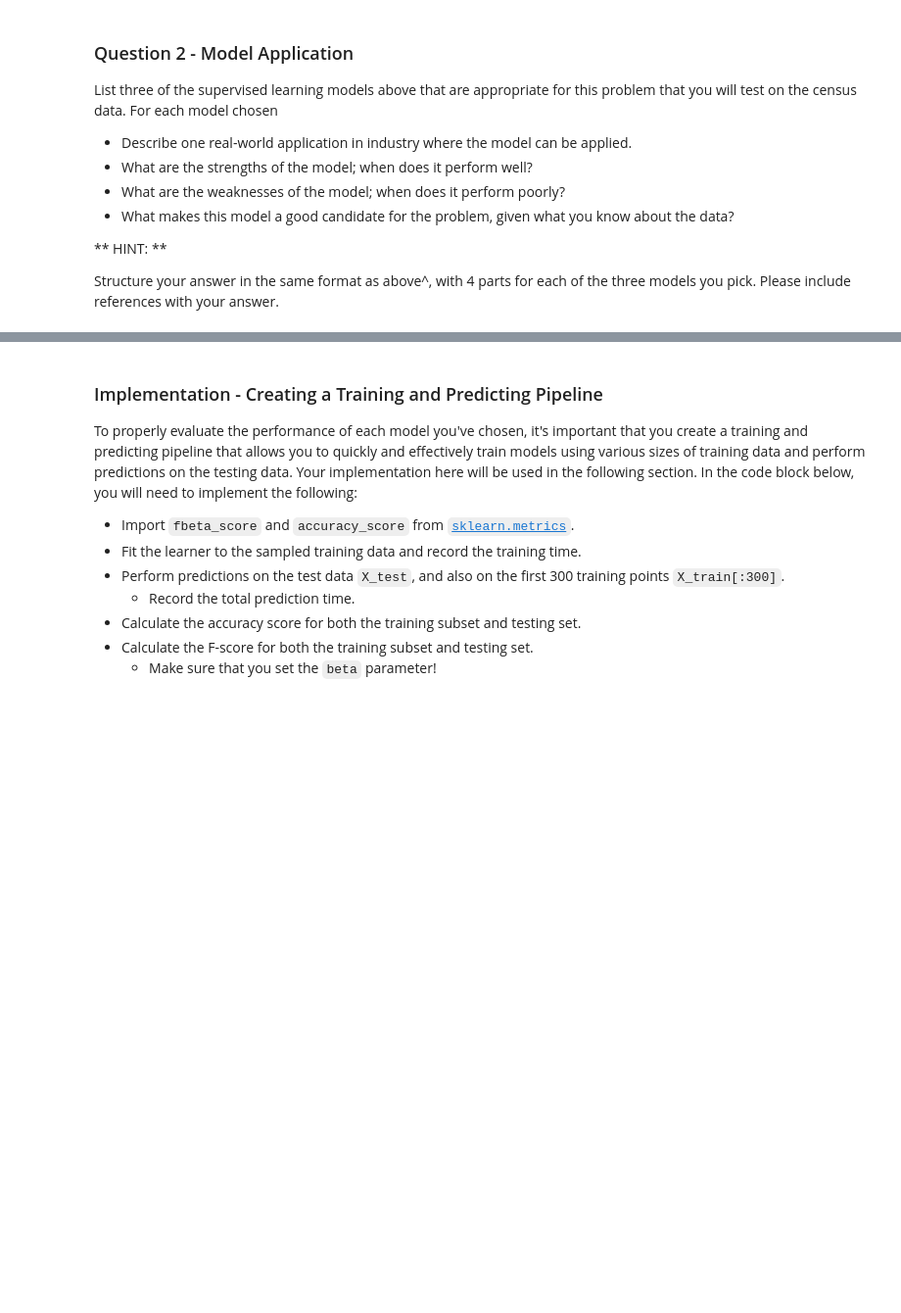
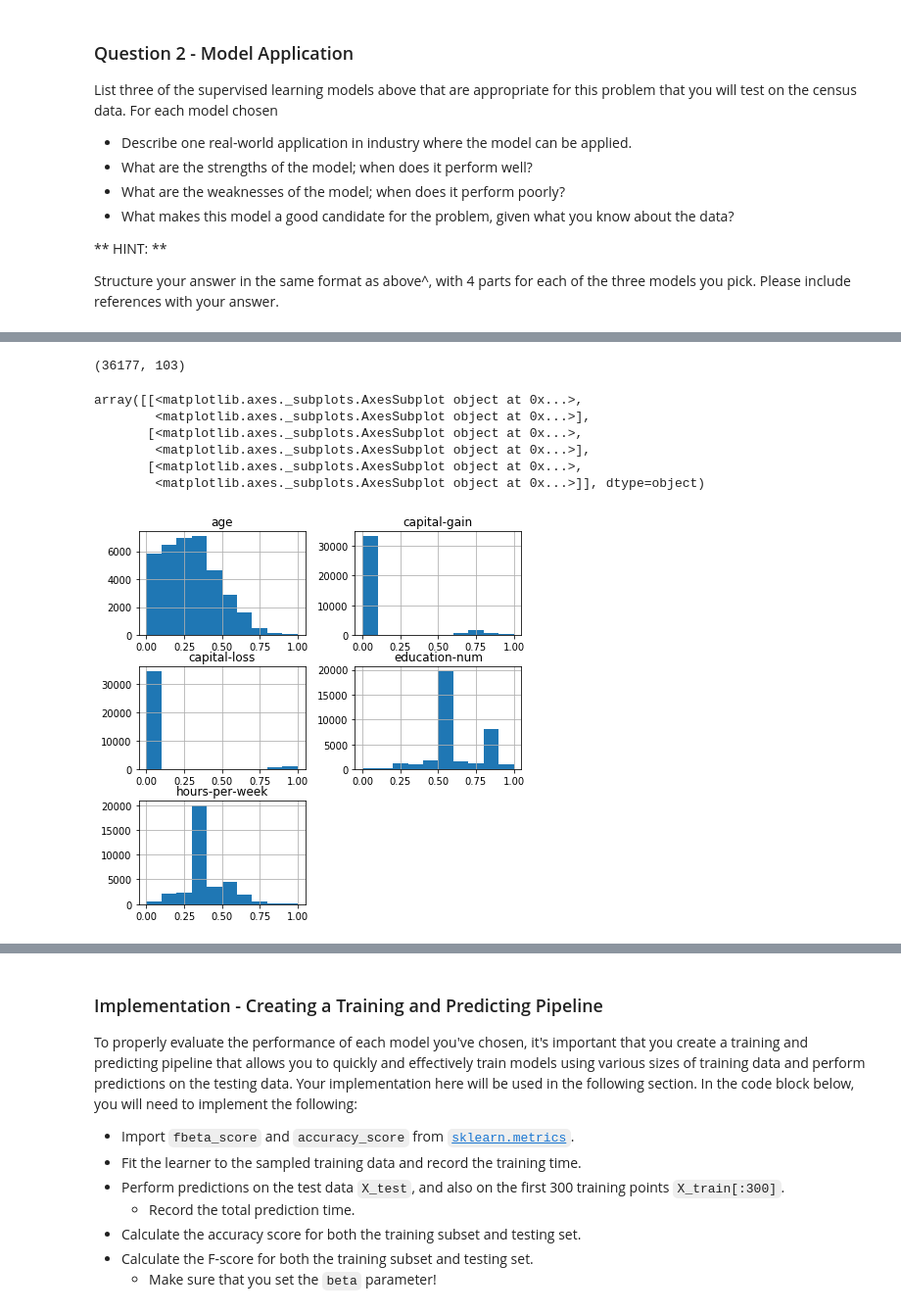
Before and after one commit to T-Lab05/finding_donors, a Jupyter notebook: finding_donors.ipynb, the cells around one changed output, grey strips where cells are left out. Shown: that part at 98% size. Drawn from its saved outputs; the diff is of its cells as text; code cells hidden in the pictures; blank space fills up the shorter version.

```diff
--- a/finding_donors.ipynb
+++ b/finding_donors.ipynb
@@ -301,3 +311,18 @@ Structure your answer in the same format as above^, with 4 parts for each of the
+# %%
+X_train.shape
+# %% [output]
+(36177, 103)
+# %%
+numerical = ['age', 'education-num', 'capital-gain', 'capital-loss', 'hours-per-week']
+pd.DataFrame.hist(X_train[numerical], figsize=[7,7])
+# %% [output]
+array([[<matplotlib.axes._subplots.AxesSubplot object at 0x...>,
+        <matplotlib.axes._subplots.AxesSubplot object at 0x...>],
+       [<matplotlib.axes._subplots.AxesSubplot object at 0x...>,
+        <matplotlib.axes._subplots.AxesSubplot object at 0x...>],
+       [<matplotlib.axes._subplots.AxesSubplot object at 0x...>,
+        <matplotlib.axes._subplots.AxesSubplot object at 0x...>]], dtype=object)
+[figure, added]
 # %% [markdown]
 **Answer: **
 
```
Also changed, not shown: parts of 4 cells of this notebook.
